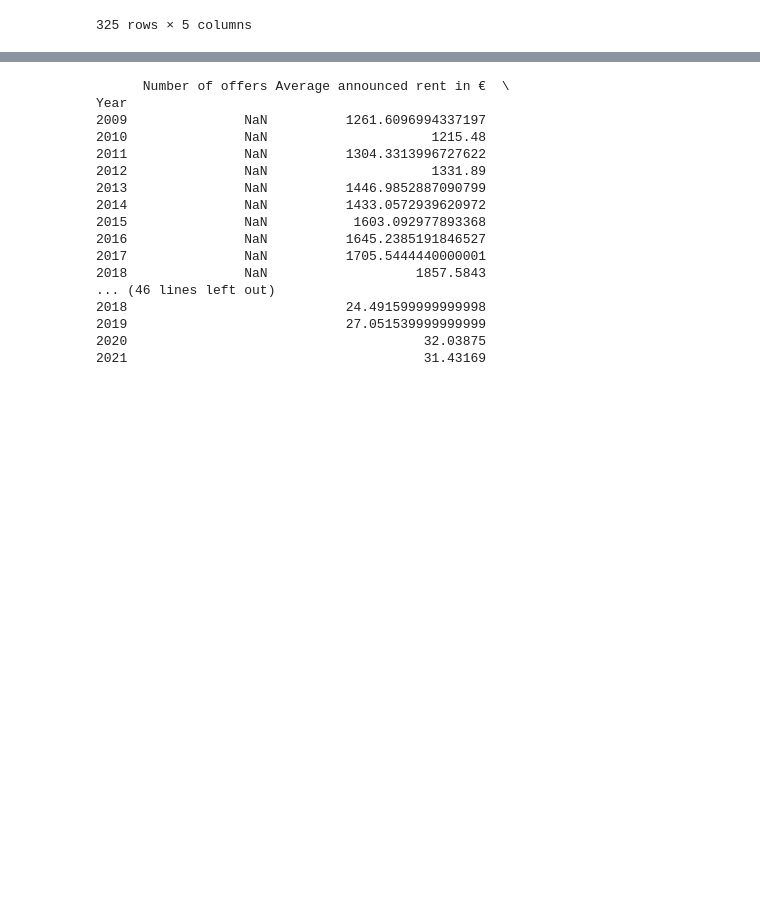
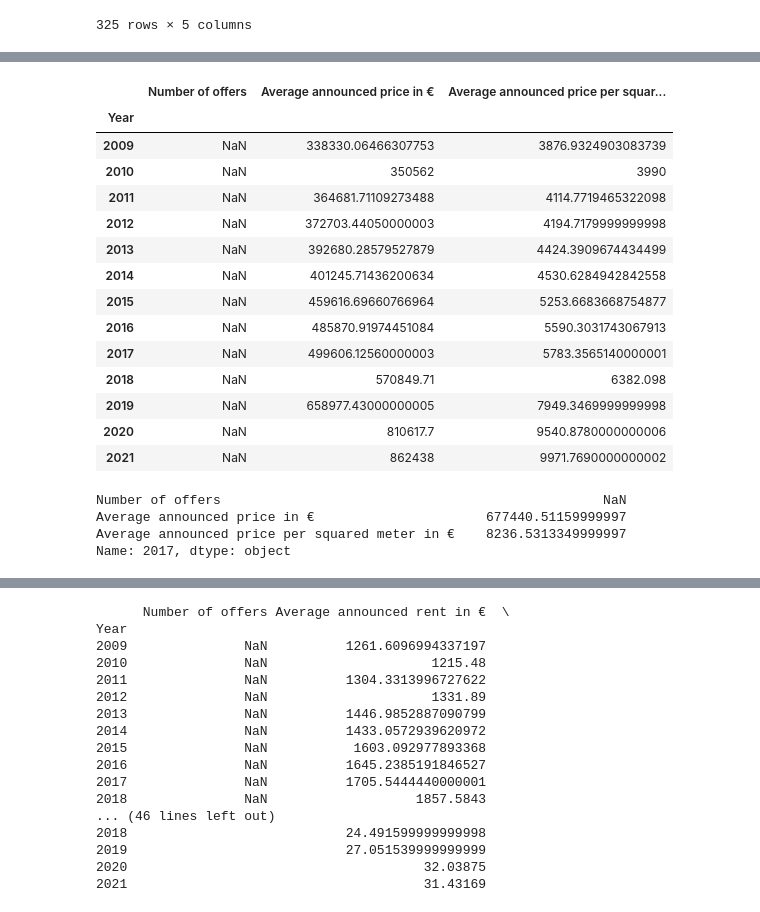
Before and after one commit to Dawreen/data-analytics-challenge, a Jupyter notebook: notebook_analysis.ipynb, the cells around one changed output, grey strips where cells are left out. Cells and saved outputs as stored; diff of their text form; code cells hidden in the pictures; blank space fills up the shorter version.

```diff
--- a/notebook_analysis.ipynb
+++ b/notebook_analysis.ipynb
@@ -133,2 +126,27 @@ Year
+# %%
+d1_nat_avg
+# %% [output]
+|  | Number of offers | Average announced price in € | Average announced price per squar... |
+| Year |  |  |  |
+| 2009 | NaN | 338330.06466307753 | 3876.9324903083739 |
+| 2010 | NaN | 350562 | 3990 |
+| 2011 | NaN | 364681.71109273488 | 4114.7719465322098 |
+| 2012 | NaN | 372703.44050000003 | 4194.7179999999998 |
+| 2013 | NaN | 392680.28579527879 | 4424.3909674434499 |
+| 2014 | NaN | 401245.71436200634 | 4530.6284942842558 |
+| 2015 | NaN | 459616.69660766964 | 5253.6683668754877 |
+| 2016 | NaN | 485870.91974451084 | 5590.3031743067913 |
+| 2017 | NaN | 499606.12560000003 | 5783.3565140000001 |
+| 2018 | NaN | 570849.71 | 6382.098 |
+| 2019 | NaN | 658977.43000000005 | 7949.3469999999998 |
+| 2020 | NaN | 810617.7 | 9540.8780000000006 |
+| 2021 | NaN | 862438 | 9971.7690000000002 |
+# %%
+d1_lux_avg.loc[2017]
+# %% [output]
+Number of offers                                                 NaN
+Average announced price in €                      677440.51159999997
+Average announced price per squared meter in €    8236.5313349999997
+Name: 2017, dtype: object
 # %%
 # checking the types and handling missing values
```
Also changed, not shown: parts of 14 cells of this notebook.
